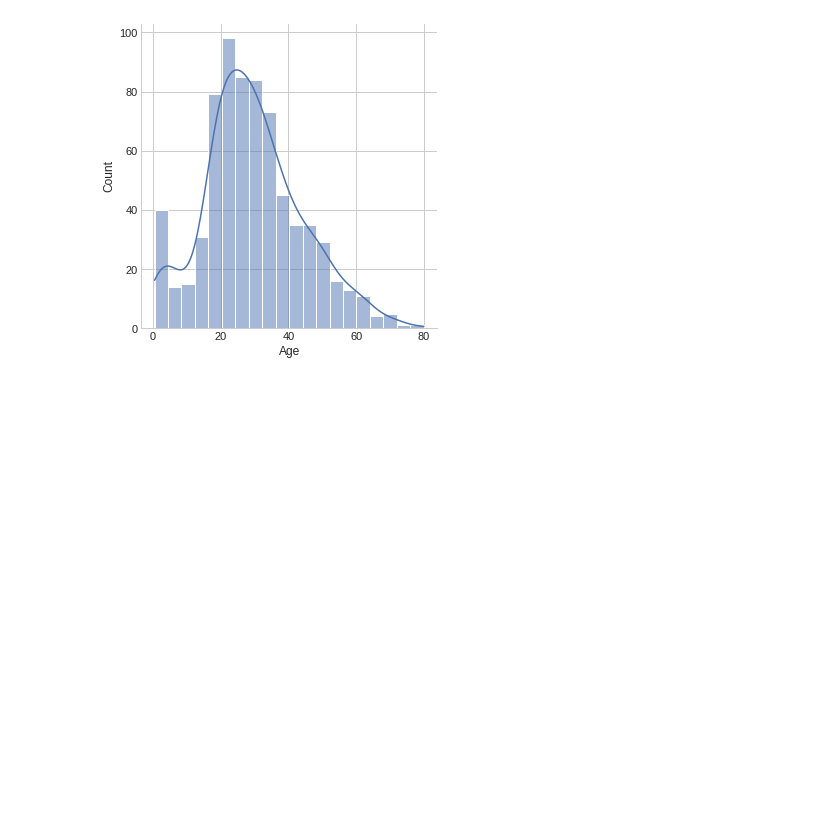
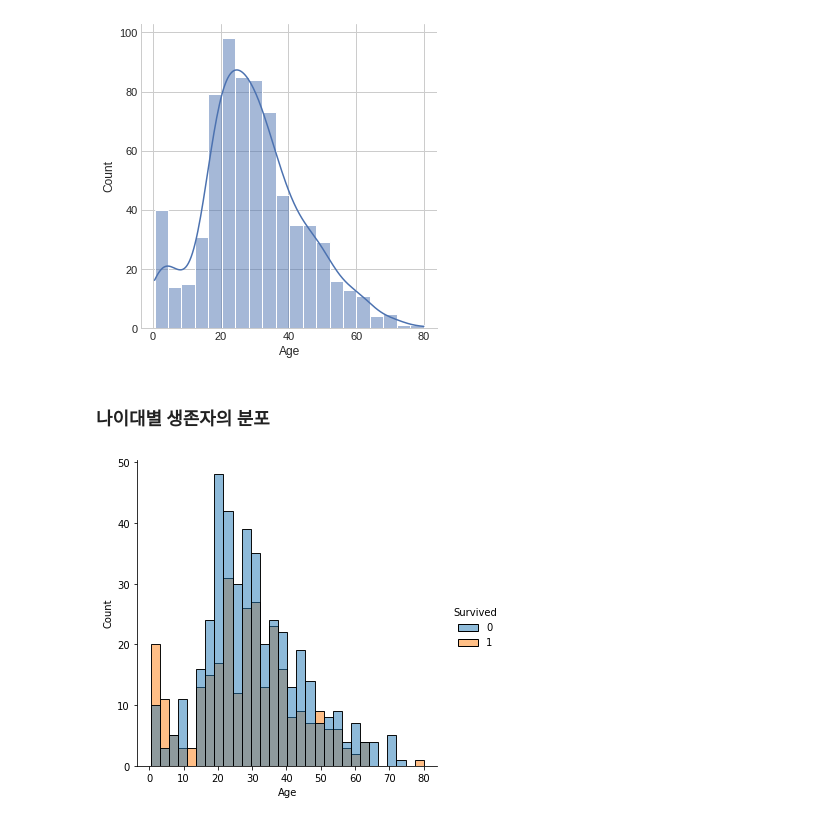
Before and after one commit to sapience2357/lectures, a Jupyter notebook: lectures on AI/preprocess(visualization, EDA, featureEngineering).ipynb, the cells around one changed output. Saved outputs shown, nothing was run; the diff lists cells and outputs as text; code cells hidden in the pictures; blank space fills up the shorter version.

```diff
--- a/lectures on AI/preprocess(visualization, EDA, featureEngineering).ipynb
+++ b/lectures on AI/preprocess(visualization, EDA, featureEngineering).ipynb
@@ -152,3 +180,14 @@ sns.displot(rawData['Age'].dropna(), bins=20, kde=True)
 plt.show()
 # %% [output]
 [figure]
+# %% [markdown]
+### 나이대별 생존자의 분포
+# %%
+# sns.distplot(rawData[rawData['Survived'] == 1].Age, bins=20, label='Survived', kde=False)
+# sns.distplot(rawData[rawData['Survived'] == 0].Age, bins=20, label='Not Survived', kde=False)
+# plt.legend()
+sns.displot(data=rawData, x='Age', hue='Survived', bins=30, al)
+# sns.histplot(data=rawData, x='Age', hue='Survived')
+plt.show()
+# %% [output]
+[figure, added]
```
Also changed, not shown: parts of 44 cells of this notebook, 2 other files.
